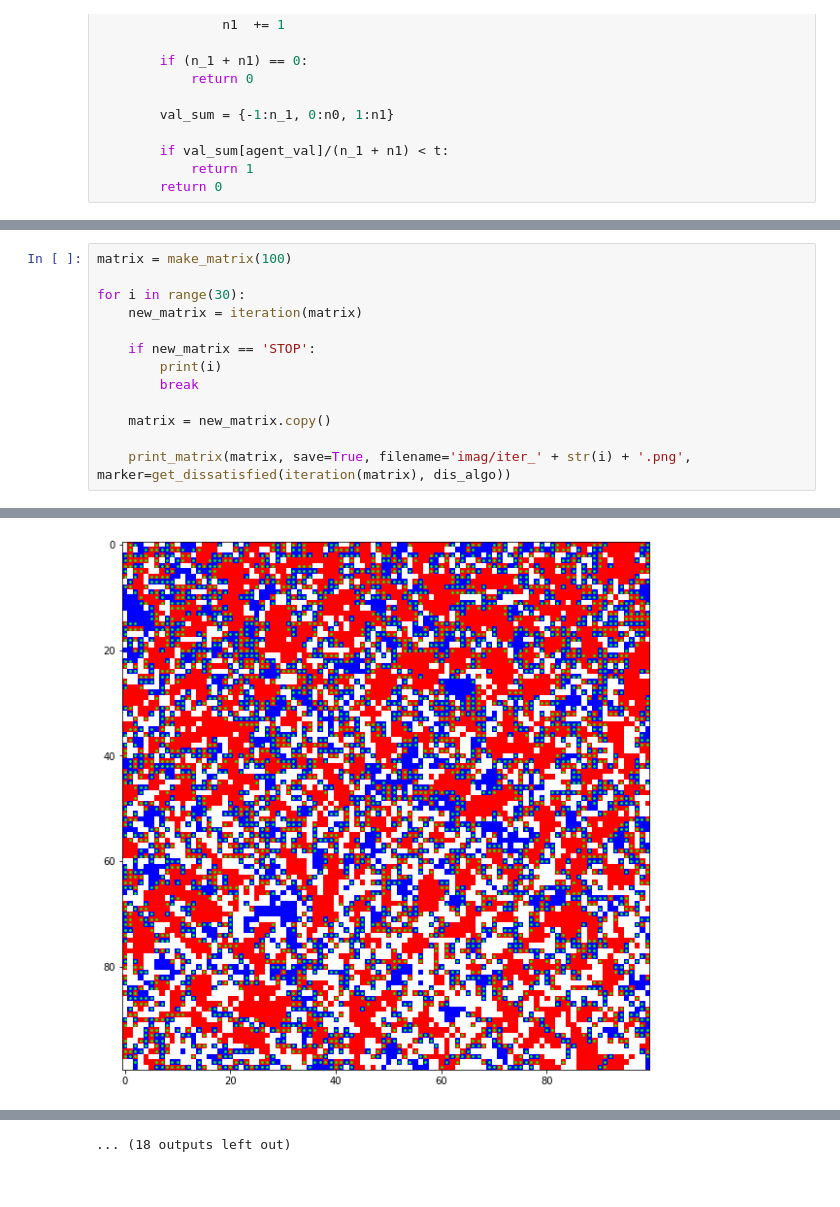
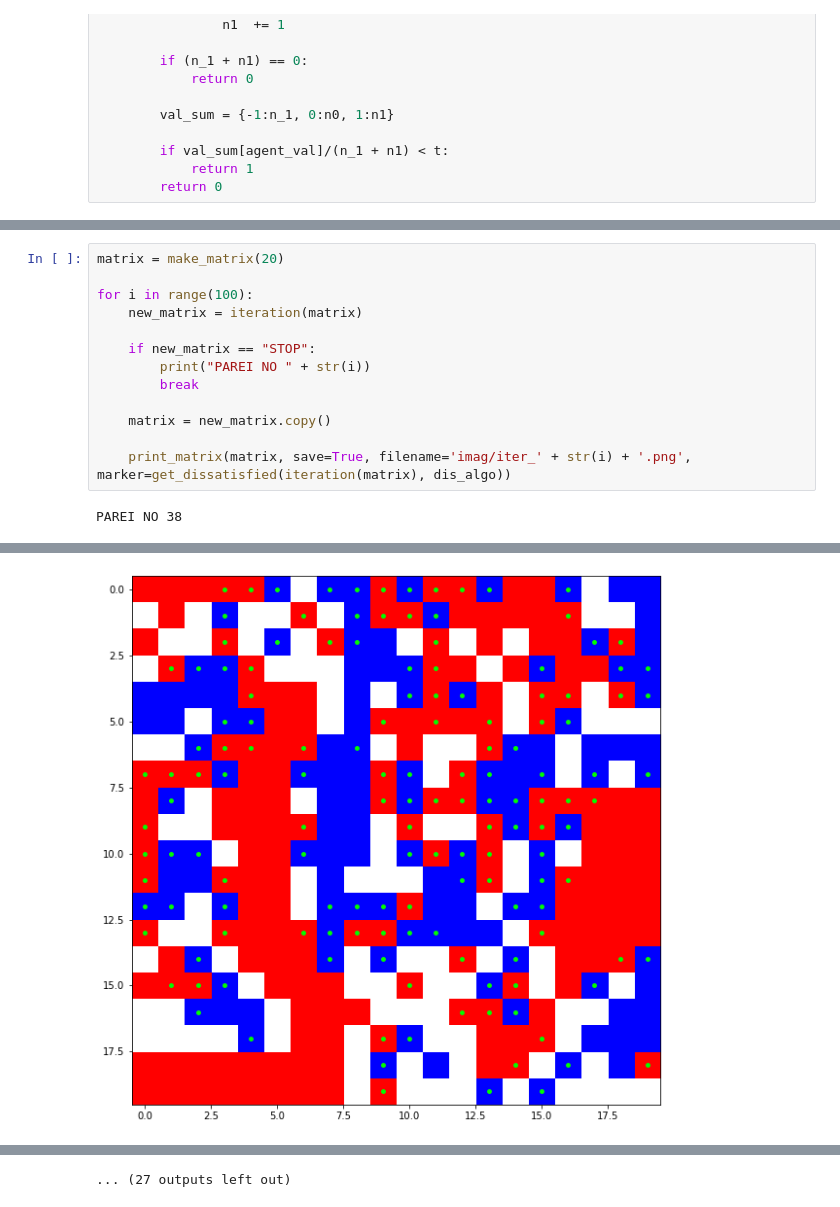
Before and after one commit to AthomsG/Schelling_Model_Central_Tolerance, a Jupyter notebook: LABS/Projeto/Schelling Model for Segregation.ipynb, the cells around one changed output, grey strips where cells are left out. Drawn from its saved outputs; the diff is of its cells as text.

```diff
--- a/LABS/Projeto/Schelling Model for Segregation.ipynb
+++ b/LABS/Projeto/Schelling Model for Segregation.ipynb
@@ -197,14 +197,15 @@ print_matrix(matrix)
 # %%
-matrix = make_matrix(100)
+matrix = make_matrix(20)
 
-for i in range(30):
+for i in range(100):
     new_matrix = iteration(matrix)
 
-    if new_matrix == 'STOP':
-        print(i)
+    if new_matrix == "STOP":
+        print("PAREI NO " + str(i))
         break
 
     matrix = new_matrix.copy()
 
     print_matrix(matrix, save=True, filename='imag/iter_' + str(i) + '.png', marker=get_dissatisfied(iteration(matrix), dis_algo))
 # %% [output]
+PAREI NO 38
@@ -212 +213 @@ for i in range(30):
-[figure, old version]
+[figure, new version]
@@ -223,4 +223,4 @@ for i in range(30):
-... (18 outputs left out)
+... (27 outputs left out)
 # %%
 matrix = make_matrix(100)
 
```
Also changed, not shown: parts of 8 cells of this notebook, 1 other file.
